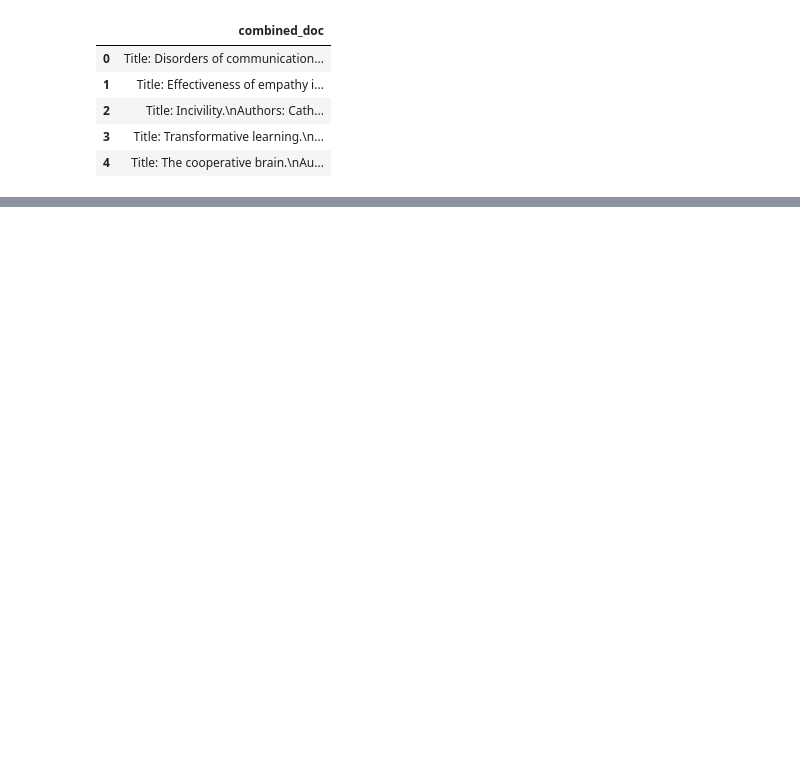
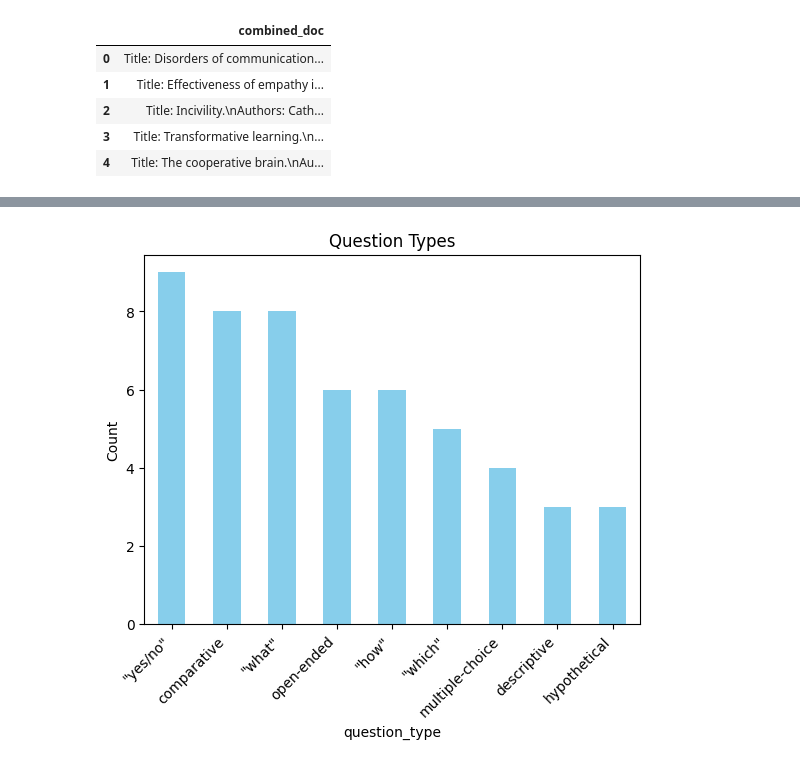
Before and after one commit to KennyLoRI/pubMedNLP, a Jupyter notebook: kedronlp/notebooks/questionScenarios.ipynb, the cells around one changed output, grey strips where cells are left out. Saved outputs shown, nothing was run; the diff lists cells and outputs as text; code cells hidden in the pictures; blank space fills up the shorter version.

Commit message:
added semi-automatic evaluation questions

```diff
--- a/kedronlp/notebooks/questionScenarios.ipynb
+++ b/kedronlp/notebooks/questionScenarios.ipynb
@@ -101,0 +110,7 @@ rand_abstract_question.to_csv("question_generation_prompts.csv", index=False)
+# %%
+manual_questions = pd.read_csv("../data/08_reporting/manual_questions.csv")
+# %%
+answer_generation_prompt = [f"You are an AI assistant that answers questions using as few words as possible and only based on the following context: {abstract} Question: {question}" for question,abstract in zip(manual_questions['generated_question'], manual_questions['abstract'])]
+# %%
+manual_questions['answer_generation_prompt'] = answer_generation_prompt
+manual_questions.head()
@@ -101,0 +148,9 @@ rand_abstract_question.to_csv("question_generation_prompts.csv", index=False)
+# %%
+import pandas as pd
+
+# Drop the row with index 2 since question did not meet quality standards
+#manual_questions.drop(index=2, inplace=True)
+cleaned_questions = manual_questions.dropna(subset=['generated_question']) \
+                                    .loc[manual_questions['generated_question'] != "Na"]
+
+cleaned_questions
@@ -101,0 +176,13 @@ rand_abstract_question.to_csv("question_generation_prompts.csv", index=False)
+# %%
+import pandas as pd
+import matplotlib.pyplot as plt
+
+category_counts = cleaned_questions['question_type'].value_counts()
+category_counts.plot(kind='bar', color='skyblue')
+plt.title('Question Types')
+plt.ylabel('Count', fontsize=10)
+plt.xticks(rotation=45, ha='right', fontsize=10)
+
+
+plt.show()
+# %% [output]
@@ -101,0 +190 @@ rand_abstract_question.to_csv("question_generation_prompts.csv", index=False)
+[figure, added]
```
Also changed, not shown: parts of 12 cells of this notebook, 2 other files.
